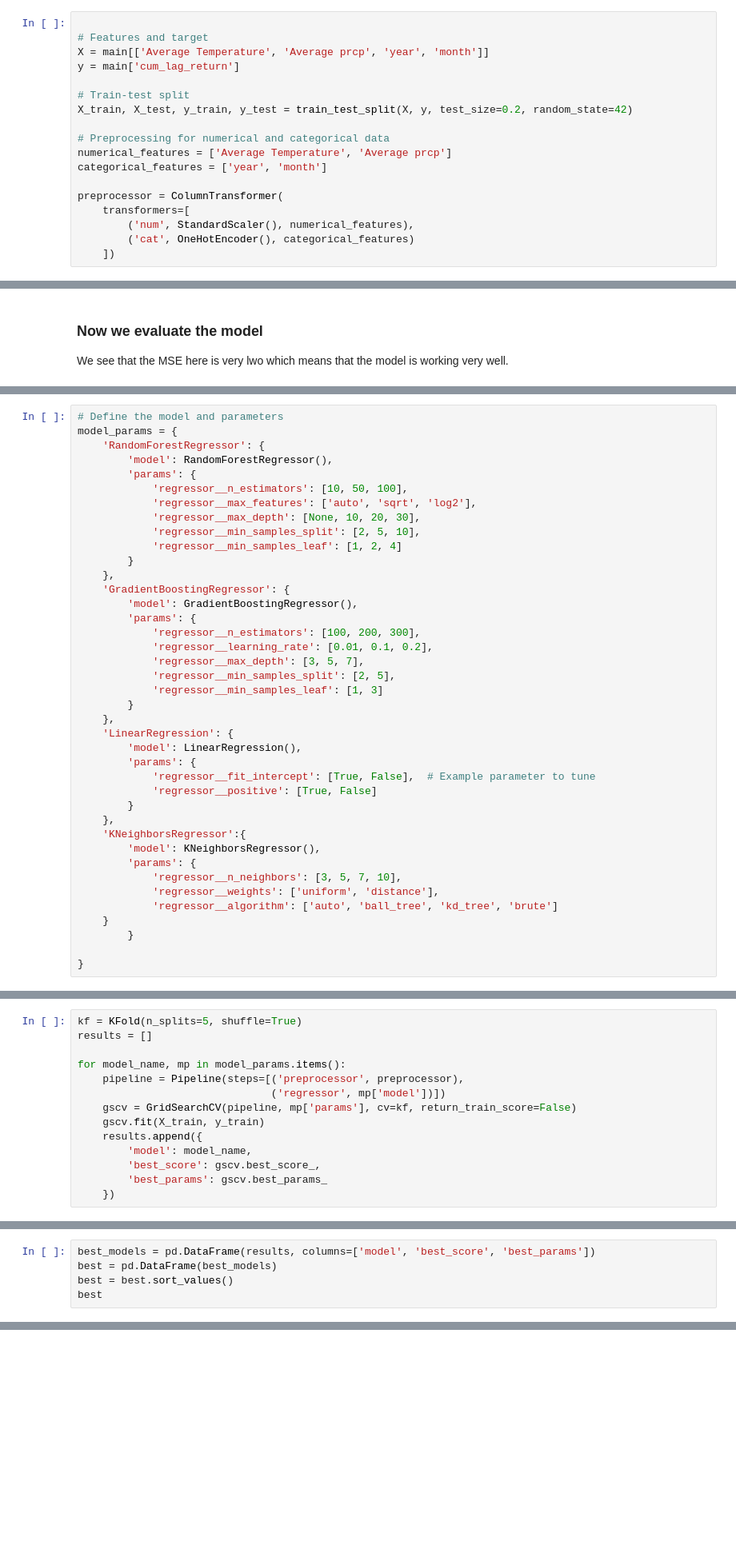
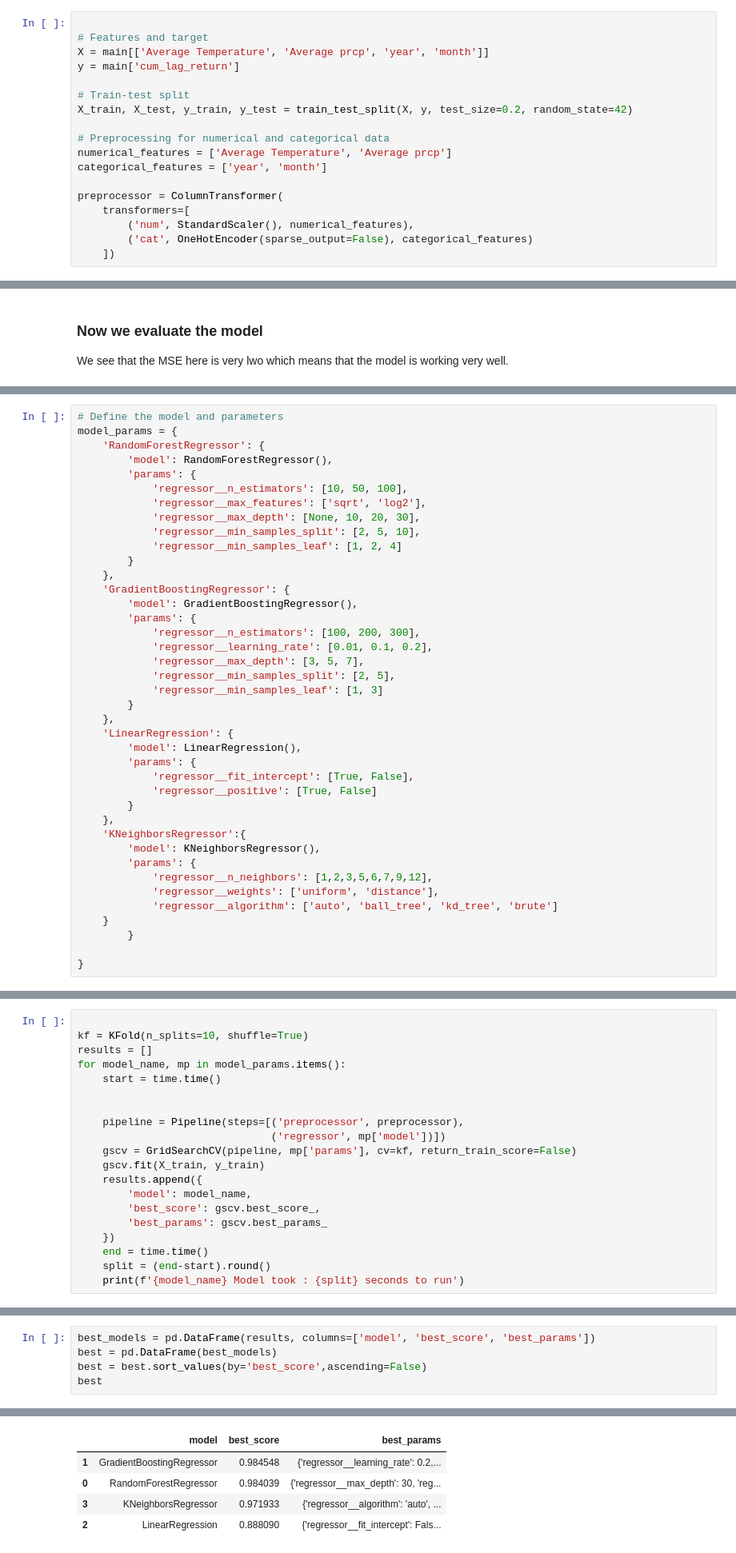
Before and after one commit to maseehfaizan/Project_code, a Jupyter notebook: Master.ipynb, the cells around one changed output, grey strips where cells are left out. Shown at 80% size. Saved outputs shown, nothing was run; the diff lists cells and outputs as text; blank space fills up the shorter version.

Commit message:
Machine Learning Part is done, I found two models that are doing the job really really well. I will go on and do some writting

```diff
--- a/Master.ipynb
+++ b/Master.ipynb
@@ -875,7 +875,7 @@ categorical_features = ['year', 'month']
 preprocessor = ColumnTransformer(
     transformers=[
         ('num', StandardScaler(), numerical_features),
-        ('cat', OneHotEncoder(), categorical_features)
+        ('cat', OneHotEncoder(sparse_output=False), categorical_features)
     ])
 # %% [markdown]
 ### Creating a Pipeline Model
@@ -913,7 +916,7 @@ model_params = {
         'model': RandomForestRegressor(),
         'params': {
             'regressor__n_estimators': [10, 50, 100],
-            'regressor__max_features': ['auto', 'sqrt', 'log2'],
+            'regressor__max_features': ['sqrt', 'log2'],
             'regressor__max_depth': [None, 10, 20, 30],
             'regressor__min_samples_split': [2, 5, 10],
             'regressor__min_samples_leaf': [1, 2, 4]
@@ -932,14 +935,14 @@ model_params = {
     'LinearRegression': {
         'model': LinearRegression(),
         'params': {
-            'regressor__fit_intercept': [True, False],  # Example parameter to tune
+            'regressor__fit_intercept': [True, False],
             'regressor__positive': [True, False]
         }
     },
     'KNeighborsRegressor':{
         'model': KNeighborsRegressor(),
         'params': {
-            'regressor__n_neighbors': [3, 5, 7, 10],
+            'regressor__n_neighbors': [1,2,3,5,6,7,9,12],
             'regressor__weights': ['uniform', 'distance'],
             'regressor__algorithm': ['auto', 'ball_tree', 'kd_tree', 'brute']
     }
@@ -949,8 +971,11 @@ model_params = {
 # %%
-kf = KFold(n_splits=5, shuffle=True)
+
+kf = KFold(n_splits=10, shuffle=True)
 results = []
+for model_name, mp in model_params.items():
+    start = time.time()
 
-for model_name, mp in model_params.items():
+
     pipeline = Pipeline(steps=[('preprocessor', preprocessor),
                                ('regressor', mp['model'])])
     gscv = GridSearchCV(pipeline, mp['params'], cv=kf, return_train_score=False)
@@ -960,4 +985,7 @@ for model_name, mp in model_params.items():
         'best_score': gscv.best_score_,
         'best_params': gscv.best_params_
     })
+    end = time.time()
+    split = (end-start).round()
+    print(f'{model_name} Model took : {split} seconds to run')
 # %% [output]
@@ -981,6 +998,6 @@ UserWarning: cannot use tree with sparse input: using brute force
 # %%
 best_models = pd.DataFrame(results, columns=['model', 'best_score', 'best_params'])
 best = pd.DataFrame(best_models)
-best = best.sort_values()
+best = best.sort_values(by='best_score',ascending=False)
 best
 # %% [output]
@@ -987,0 +1004,5 @@ TypeError: DataFrame.sort_values() missing 1 required positional argument: 'by'
+|  | model | best_score | best_params |
+| 1 | GradientBoostingRegressor | 0.984548 | {'regressor__learning_rate': 0.2,... |
+| 0 | RandomForestRegressor | 0.984039 | {'regressor__max_depth': 30, 'reg... |
+| 3 | KNeighborsRegressor | 0.971933 | {'regressor__algorithm': 'auto', ... |
+| 2 | LinearRegression | 0.888090 | {'regressor__fit_intercept': Fals... |
```
Also changed, not shown: parts of 13 cells of this notebook.
